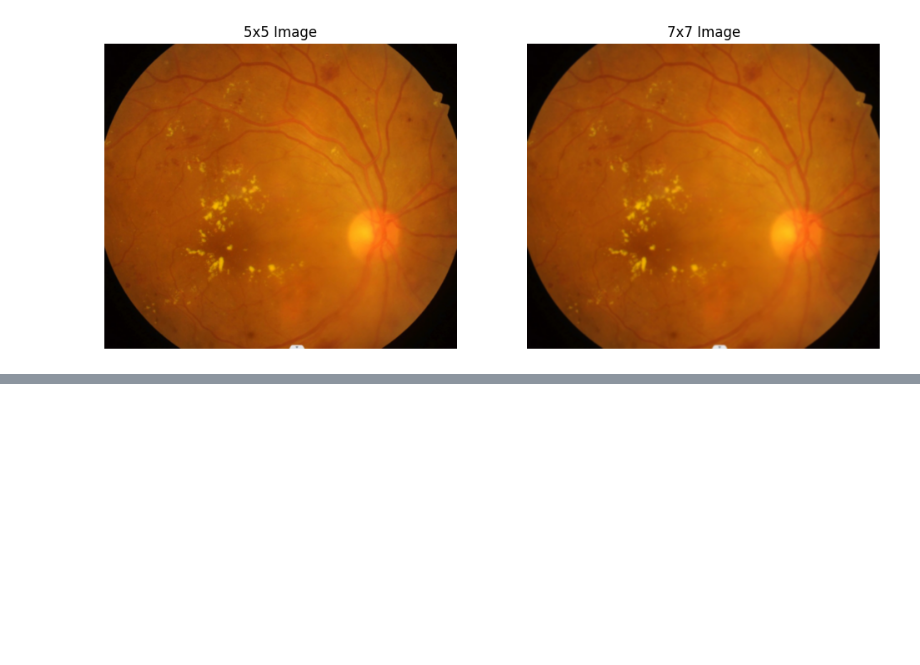
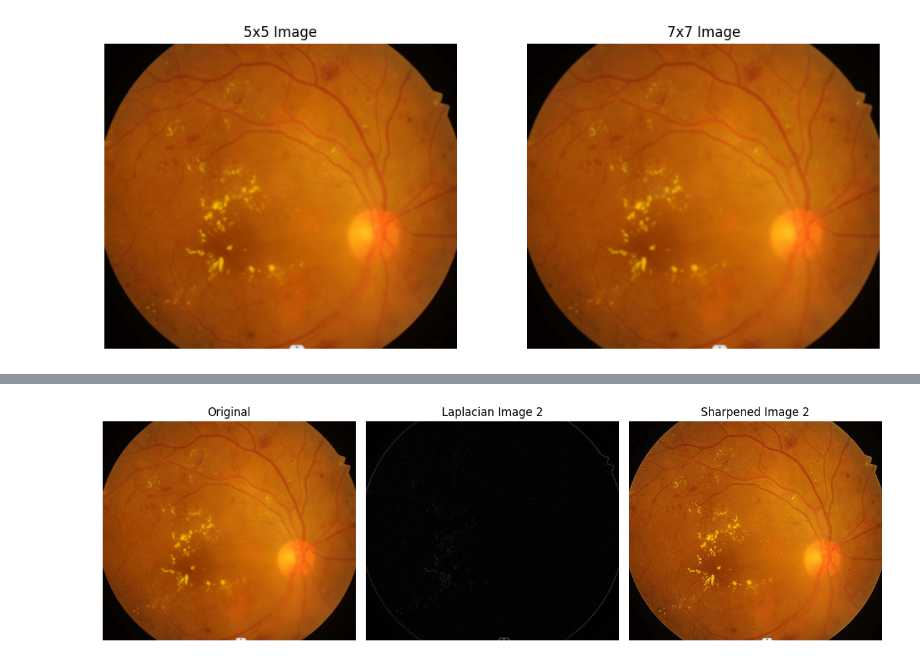
Before and after one commit to manasi00/Digital-Image-Processing, a Jupyter notebook: imagesmoothing.ipynb, the cells around one changed output, grey strips where cells are left out. Drawn from its saved outputs; the diff is of its cells as text; code cells hidden in the pictures; blank space fills up the shorter version.

```diff
--- a/imagesmoothing.ipynb
+++ b/imagesmoothing.ipynb
@@ -188,0 +224,23 @@ laplacian_kernel3 = np.array([
+# %%
+plt.figure(figsize=(12,6))
+
+plt.subplot(1,3,1)
+plt.title("Original")
+plt.imshow(img_rgb)
+plt.axis("off")
+
+
+plt.subplot(1,3,2)
+plt.title("Laplacian Image 2")
+plt.imshow(np.clip(laplacian_img2, 0, 255).astype(np.uint8))
+plt.axis("off")
+
+plt.subplot(1,3,3)
+plt.title("Sharpened Image 2")
+plt.imshow(sharpened_img2)
+plt.axis("off")
+
+plt.tight_layout()
+plt.show()
+# %% [output]
+[figure, added]
```
Also changed, not shown: parts of 6 cells of this notebook.
